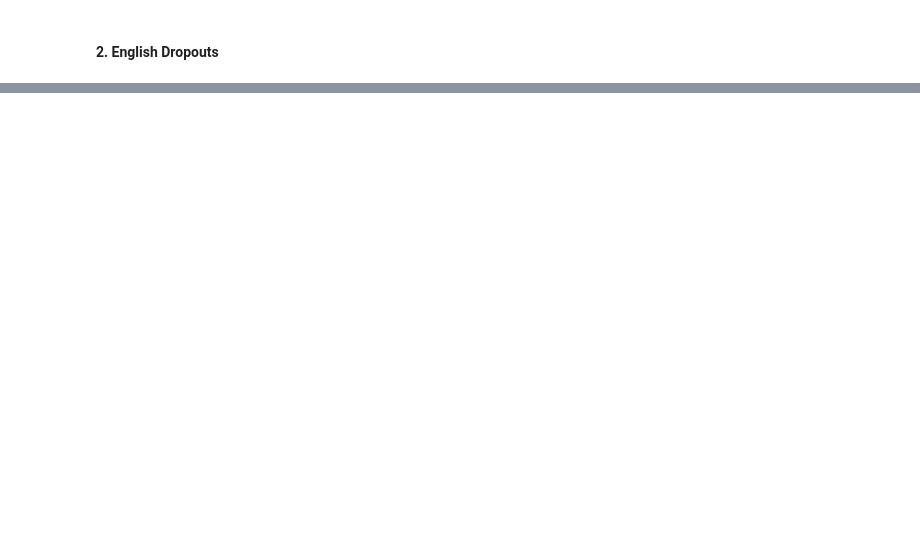
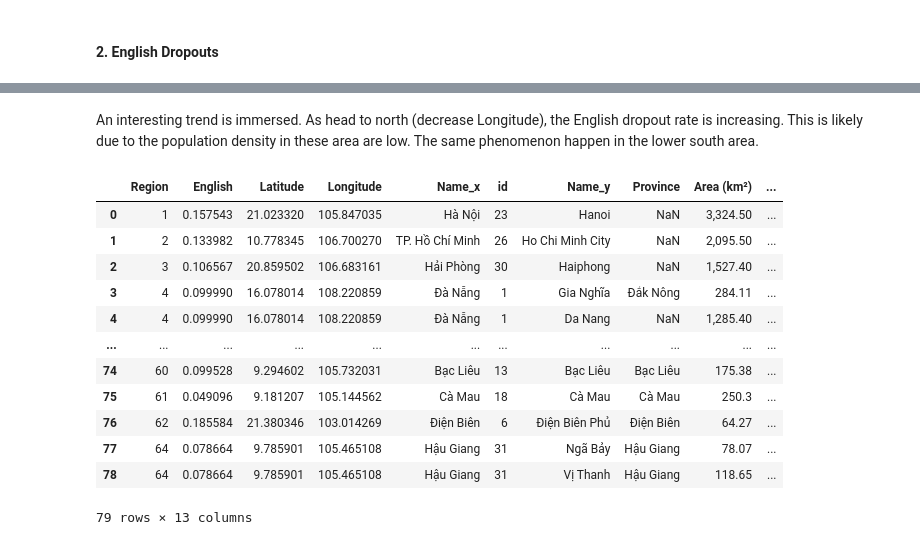
Before and after one commit to tlminhkhoa/2020-National-Exam, a Jupyter notebook: Analysis.ipynb, the cells around one changed output, grey strips where cells are left out. Drawn from its saved outputs; the diff is of its cells as text; code cells hidden in the pictures; blank space fills up the shorter version.

```diff
--- a/Analysis.ipynb
+++ b/Analysis.ipynb
@@ -81,0 +92,3 @@ coordinates.head()
+# %%
+Citys = pd.read_csv(".//Data//Citys.csv",index_col = 0)
+Citys.head()
@@ -148,3 +171,8 @@ It is true that more that 65.1% of the exam's participants take the Social Speci
 <a id='1'></a>
 # %% [markdown]
 #### 2. English Dropouts
+# %%
+# The following preprocessor and transformed data can be found at:
+# https://github.com/tlminhkhoa/2020-National-Exam/tree/master/Figures/Figure2
+English_dropout = pd.read_csv(".//Figures//Figure2//English_dropout.csv",index_col = 0)
+English_dropout.head()
@@ -150,0 +189,5 @@ It is true that more that 65.1% of the exam's participants take the Social Speci
+# %%
+Region_English_dropout = pd.merge(English_dropout,
+                 coordinates,
+                 on='Region')
+Region_English_dropout
@@ -150,0 +214,21 @@ It is true that more that 65.1% of the exam's participants take the Social Speci
+# %% [markdown]
+An interesting trend is immersed. As head to north (decrease Longitude), the English dropout rate is increasing. This is likely due to the population density in these area are low. The same phenomenon happen in the lower south area.
+# %%
+Region_English_dropout = pd.merge(Region_English_dropout,
+                 Citys,
+                 on='Region')
+Region_English_dropout
+# %% [output]
+|  | Region | English | Latitude | Longitude | Name_x | id | Name_y | Province | Area (km²) | ... |
+| 0 | 1 | 0.157543 | 21.023320 | 105.847035 | Hà Nội | 23 | Hanoi | NaN | 3,324.50 | ... |
+| 1 | 2 | 0.133982 | 10.778345 | 106.700270 | TP. Hồ Chí Minh | 26 | Ho Chi Minh City | NaN | 2,095.50 | ... |
+| 2 | 3 | 0.106567 | 20.859502 | 106.683161 | Hải Phòng | 30 | Haiphong | NaN | 1,527.40 | ... |
+| 3 | 4 | 0.099990 | 16.078014 | 108.220859 | Đà Nẵng | 1 | Gia Nghĩa | Đắk Nông | 284.11 | ... |
+| 4 | 4 | 0.099990 | 16.078014 | 108.220859 | Đà Nẵng | 1 | Da Nang | NaN | 1,285.40 | ... |
+| ... | ... | ... | ... | ... | ... | ... | ... | ... | ... | ... |
+| 74 | 60 | 0.099528 | 9.294602 | 105.732031 | Bạc Liêu | 13 | Bạc Liêu | Bạc Liêu | 175.38 | ... |
+| 75 | 61 | 0.049096 | 9.181207 | 105.144562 | Cà Mau | 18 | Cà Mau | Cà Mau | 250.3 | ... |
+| 76 | 62 | 0.185584 | 21.380346 | 103.014269 | Điện Biên | 6 | Điện Biên Phủ | Điện Biên | 64.27 | ... |
+| 77 | 64 | 0.078664 | 9.785901 | 105.465108 | Hậu Giang | 31 | Ngã Bảy | Hậu Giang | 78.07 | ... |
+| 78 | 64 | 0.078664 | 9.785901 | 105.465108 | Hậu Giang | 31 | Vị Thanh | Hậu Giang | 118.65 | ... |
+79 rows × 13 columns
```
Also changed, not shown: parts of 13 cells of this notebook, 9 other files.
